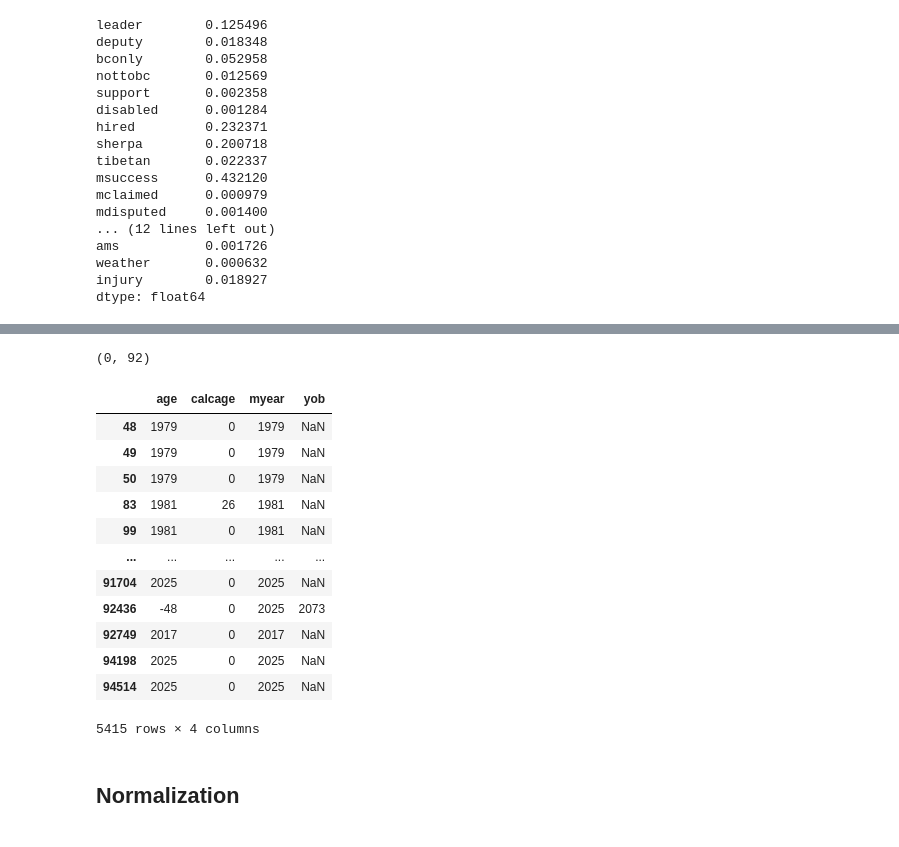
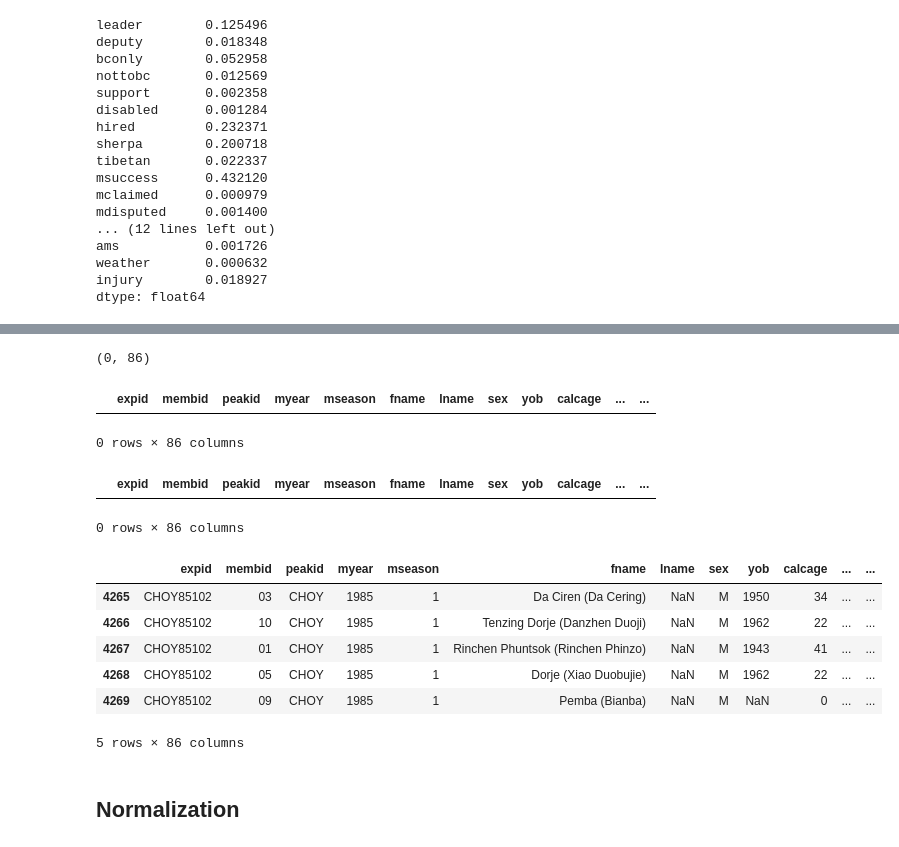
Before and after one commit to bastien-winant/himalayan-db-pipeline, a Jupyter notebook: notebooks/eda_members.ipynb, the cells around one changed output, grey strips where cells are left out. Cells and saved outputs as stored; diff of their text form; code cells hidden in the pictures.

```diff
--- a/notebooks/eda_members.ipynb
+++ b/notebooks/eda_members.ipynb
@@ -70,3 +69,5 @@ Notes:
+# %%
+df = df.drop("birthdate", axis=1)
 # %% [markdown]
 ## Data quality assessment
 In this section, I investigate the quality of individual variables, proceding by data type (text, numeric, boolean). Different types have different cleanliness indicators.
@@ -245,0 +347,2 @@ Index(['expid', 'membid', 'peakid', 'myear', 'fname', 'lname', 'sex', 'yob',
+# %%
+df = df.drop(["mo2note", "membermemo", "deathnote", "necrology"], axis=1)
@@ -428,0 +502,2 @@ death_min
+# %%
+df = df.drop("msmtnote1", axis=1)
@@ -485,4 +565,4 @@ df.loc[df.mo2used == df.mo2none].shape
 # %%
-df.loc[(df.mo2used == df.mo2none) & df.mo2used].shape
+df.loc[(df.mo2used == df.mo2none) & (df.mo2used)].shape
 # %% [output]
-(0, 92)
+(0, 86)
@@ -491,18 +569,25 @@ df["age"] = df.myear.fillna(0).astype(int) - df.yob.fillna("0").astype(int)
-# %%
-df.loc[(df.age - df.calcage).abs() > 1, ["age", "calcage", "myear", "yob"]]
-# %% [output]
-|  | age | calcage | myear | yob |
-| 48 | 1979 | 0 | 1979 | NaN |
-| 49 | 1979 | 0 | 1979 | NaN |
-| 50 | 1979 | 0 | 1979 | NaN |
-| 83 | 1981 | 26 | 1981 | NaN |
-| 99 | 1981 | 0 | 1981 | NaN |
-| ... | ... | ... | ... | ... |
-| 91704 | 2025 | 0 | 2025 | NaN |
-| 92436 | -48 | 0 | 2025 | 2073 |
-| 92749 | 2017 | 0 | 2017 | NaN |
-| 94198 | 2025 | 0 | 2025 | NaN |
-| 94514 | 2025 | 0 | 2025 | NaN |
-5415 rows × 4 columns
+# %%
+df.loc[
+  (df[["mo2climb", "mo2descent", "mo2medical", "mo2sleep"]].sum(axis=1) > 0) & (~df.mo2used)]
+# %% [output]
+|  | expid | membid | peakid | myear | mseason | fname | lname | sex | yob | calcage | ... | ... |
+0 rows × 86 columns
+# %%
+df.loc[
+  (df[["mo2climb", "mo2descent", "mo2medical", "mo2sleep"]].sum(axis=1) > 0) & (df.mo2none)]
+# %% [output]
+|  | expid | membid | peakid | myear | mseason | fname | lname | sex | yob | calcage | ... | ... |
+0 rows × 86 columns
+# %%
+df.loc[
+  (df[["mo2climb", "mo2descent", "mo2medical", "mo2sleep"]].sum(axis=1) == 0) & (df.mo2used)].head()
+# %% [output]
+|  | expid | membid | peakid | myear | mseason | fname | lname | sex | yob | calcage | ... | ... |
+| 4265 | CHOY85102 | 03 | CHOY | 1985 | 1 | Da Ciren (Da Cering) | NaN | M | 1950 | 34 | ... | ... |
+| 4266 | CHOY85102 | 10 | CHOY | 1985 | 1 | Tenzing Dorje (Danzhen Duoji) | NaN | M | 1962 | 22 | ... | ... |
+| 4267 | CHOY85102 | 01 | CHOY | 1985 | 1 | Rinchen Phuntsok (Rinchen Phinzo) | NaN | M | 1943 | 41 | ... | ... |
+| 4268 | CHOY85102 | 05 | CHOY | 1985 | 1 | Dorje (Xiao Duobujie) | NaN | M | 1962 | 22 | ... | ... |
+| 4269 | CHOY85102 | 09 | CHOY | 1985 | 1 | Pemba (Bianba) | NaN | M | NaN | 0 | ... | ... |
+5 rows × 86 columns
 # %% [markdown]
 ## Normalization
```
Also changed, not shown: parts of 51 cells of this notebook, 3 other files.
